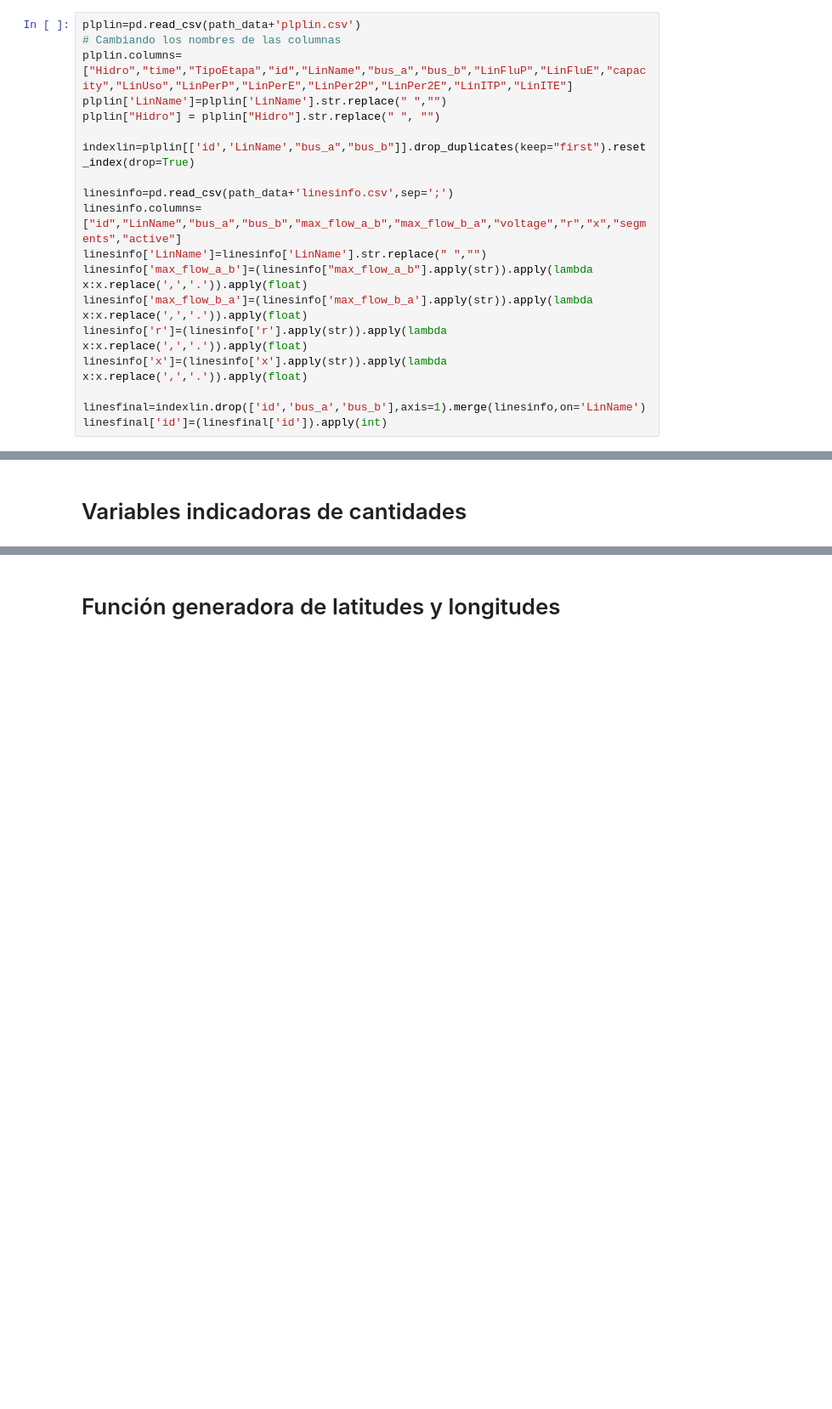
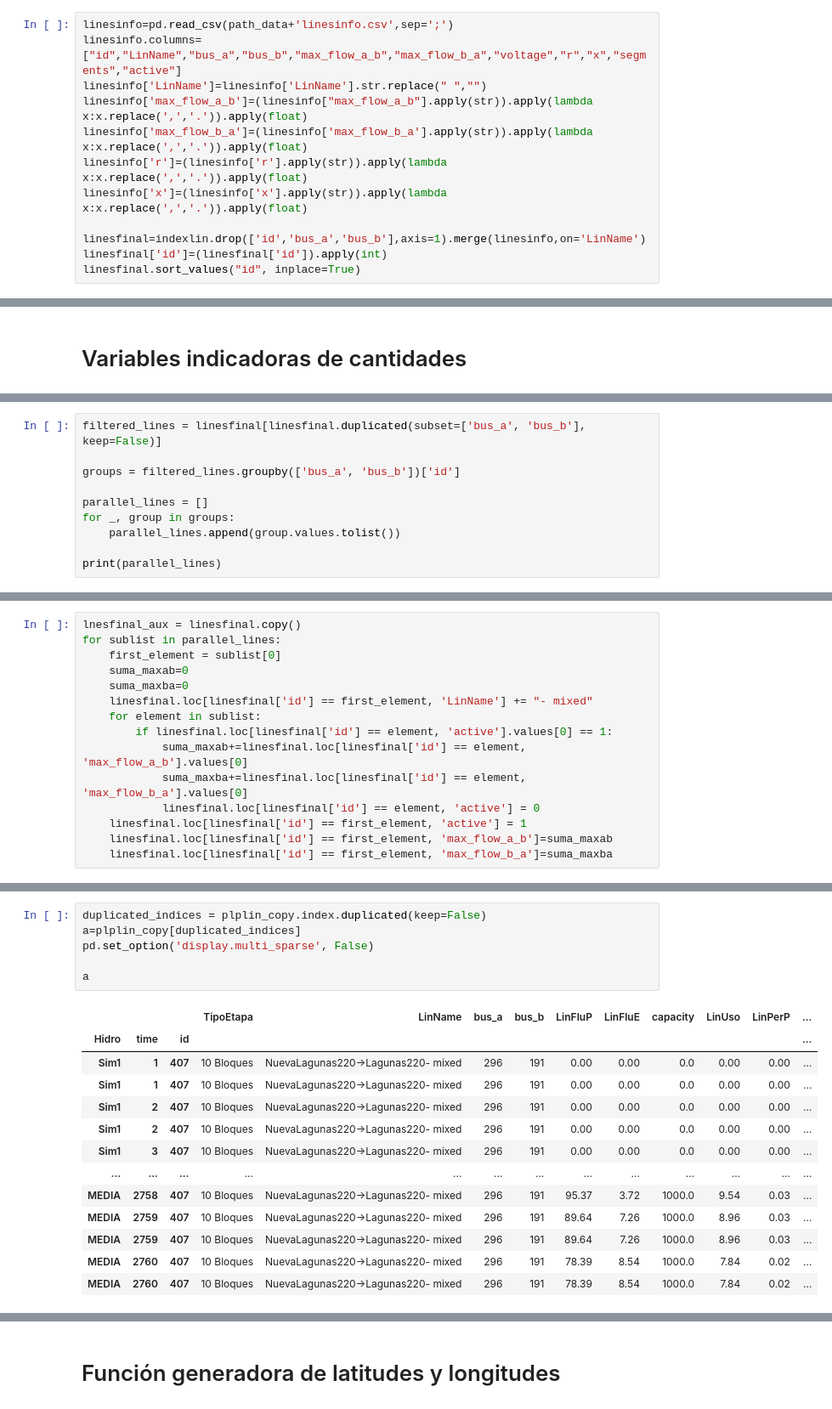
Before and after one commit to EduMonsalve1/energyviewercreator, a Jupyter notebook: DatacreatorPLP.ipynb, the cells around one changed output, grey strips where cells are left out. Shown at 85% size. Drawn from its saved outputs; the diff is of its cells as text; blank space fills up the shorter version.

```diff
--- a/DatacreatorPLP.ipynb
+++ b/DatacreatorPLP.ipynb
@@ -79,12 +89,4 @@ for x in range(len(indexcen['id'])):
 # %%
-plplin=pd.read_csv(path_data+'plplin.csv')
-# Cambiando los nombres de las columnas
-plplin.columns=["Hidro","time","TipoEtapa","id","LinName","bus_a","bus_b","LinFluP","LinFluE","capacity","LinUso","LinPerP","LinPerE","LinPer2P","LinPer2E","LinITP","LinITE"]
-plplin['LinName']=plplin['LinName'].str.replace(" ","")
-plplin["Hidro"] = plplin["Hidro"].str.replace(" ", "")
-
-indexlin=plplin[['id','LinName',"bus_a","bus_b"]].drop_duplicates(keep="first").reset_index(drop=True)
-
 linesinfo=pd.read_csv(path_data+'linesinfo.csv',sep=';')
 linesinfo.columns=["id","LinName","bus_a","bus_b","max_flow_a_b","max_flow_b_a","voltage","r","x","segments","active"]
 linesinfo['LinName']=linesinfo['LinName'].str.replace(" ","")
@@ -95,4 +97,5 @@ linesinfo['x']=(linesinfo['x'].apply(str)).apply(lambda x:x.replace(',','.')).ap
 
 linesfinal=indexlin.drop(['id','bus_a','bus_b'],axis=1).merge(linesinfo,on='LinName')
 linesfinal['id']=(linesfinal['id']).apply(int)
+linesfinal.sort_values("id", inplace=True)
 # %% [markdown]
@@ -187,0 +190,10 @@ nlin=len(indexlin['id'])
+# %%
+filtered_lines = linesfinal[linesfinal.duplicated(subset=['bus_a', 'bus_b'], keep=False)]
+
+groups = filtered_lines.groupby(['bus_a', 'bus_b'])['id']
+
+parallel_lines = []
+for _, group in groups:
+    parallel_lines.append(group.values.tolist())
+
+print(parallel_lines)
@@ -187,0 +211,15 @@ nlin=len(indexlin['id'])
+# %%
+lnesfinal_aux = linesfinal.copy()
+for sublist in parallel_lines:
+    first_element = sublist[0]
+    suma_maxab=0
+    suma_maxba=0
+    linesfinal.loc[linesfinal['id'] == first_element, 'LinName'] += "- mixed"
+    for element in sublist:
+        if linesfinal.loc[linesfinal['id'] == element, 'active'].values[0] == 1:
+            suma_maxab+=linesfinal.loc[linesfinal['id'] == element, 'max_flow_a_b'].values[0]
+            suma_maxba+=linesfinal.loc[linesfinal['id'] == element, 'max_flow_b_a'].values[0]
+            linesfinal.loc[linesfinal['id'] == element, 'active'] = 0
+    linesfinal.loc[linesfinal['id'] == first_element, 'active'] = 1
+    linesfinal.loc[linesfinal['id'] == first_element, 'max_flow_a_b']=suma_maxab
+    linesfinal.loc[linesfinal['id'] == first_element, 'max_flow_b_a']=suma_maxba
@@ -187,0 +278,20 @@ nlin=len(indexlin['id'])
+# %%
+duplicated_indices = plplin_copy.index.duplicated(keep=False)
+a=plplin_copy[duplicated_indices]
+pd.set_option('display.multi_sparse', False)
+
+a
+# %% [output]
+|  |  |  | TipoEtapa | LinName | bus_a | bus_b | LinFluP | LinFluE | capacity | LinUso | LinPerP | ... |
+| Hidro | time | id |  |  |  |  |  |  |  |  |  | ... |
+| Sim1 | 1 | 407 | 10 Bloques | NuevaLagunas220->Lagunas220- mixed | 296 | 191 | 0.00 | 0.00 | 0.0 | 0.00 | 0.00 | ... |
+| Sim1 | 1 | 407 | 10 Bloques | NuevaLagunas220->Lagunas220- mixed | 296 | 191 | 0.00 | 0.00 | 0.0 | 0.00 | 0.00 | ... |
+| Sim1 | 2 | 407 | 10 Bloques | NuevaLagunas220->Lagunas220- mixed | 296 | 191 | 0.00 | 0.00 | 0.0 | 0.00 | 0.00 | ... |
+| Sim1 | 2 | 407 | 10 Bloques | NuevaLagunas220->Lagunas220- mixed | 296 | 191 | 0.00 | 0.00 | 0.0 | 0.00 | 0.00 | ... |
+| Sim1 | 3 | 407 | 10 Bloques | NuevaLagunas220->Lagunas220- mixed | 296 | 191 | 0.00 | 0.00 | 0.0 | 0.00 | 0.00 | ... |
+| ... | ... | ... | ... | ... | ... | ... | ... | ... | ... | ... | ... | ... |
+| MEDIA | 2758 | 407 | 10 Bloques | NuevaLagunas220->Lagunas220- mixed | 296 | 191 | 95.37 | 3.72 | 1000.0 | 9.54 | 0.03 | ... |
+| MEDIA | 2759 | 407 | 10 Bloques | NuevaLagunas220->Lagunas220- mixed | 296 | 191 | 89.64 | 7.26 | 1000.0 | 8.96 | 0.03 | ... |
+| MEDIA | 2759 | 407 | 10 Bloques | NuevaLagunas220->Lagunas220- mixed | 296 | 191 | 89.64 | 7.26 | 1000.0 | 8.96 | 0.03 | ... |
+| MEDIA | 2760 | 407 | 10 Bloques | NuevaLagunas220->Lagunas220- mixed | 296 | 191 | 78.39 | 8.54 | 1000.0 | 7.84 | 0.02 | ... |
+| MEDIA | 2760 | 407 | 10 Bloques | NuevaLagunas220->Lagunas220- mixed | 296 | 191 | 78.39 | 8.54 | 1000.0 | 7.84 | 0.02 | ... |
```
Also changed, not shown: parts of 37 cells of this notebook.
